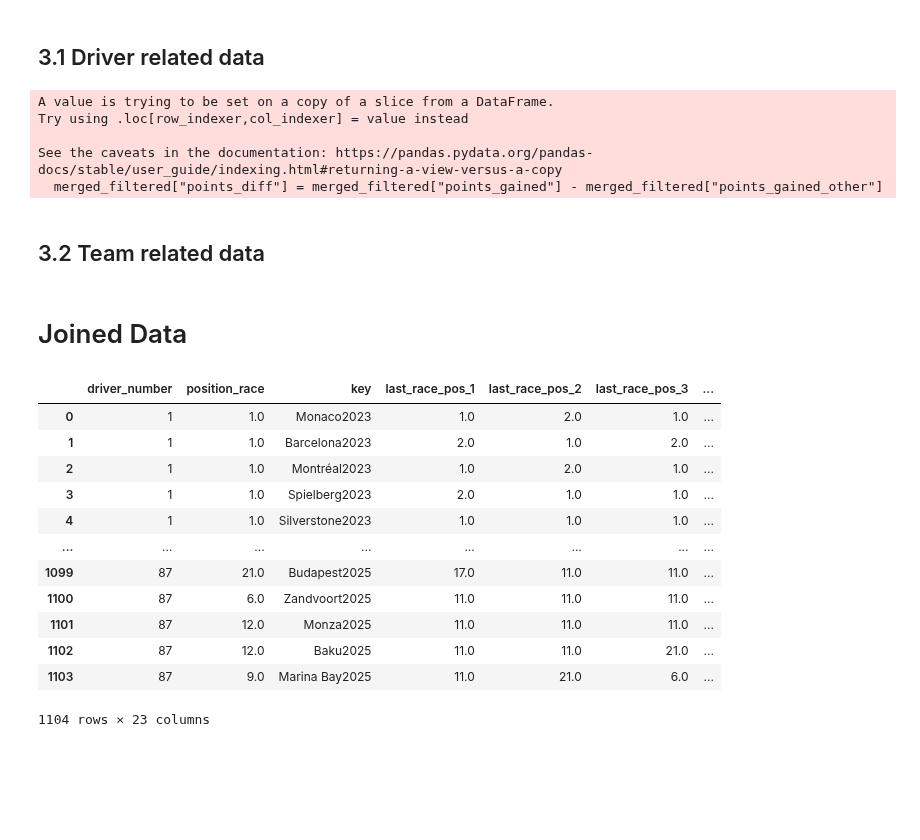
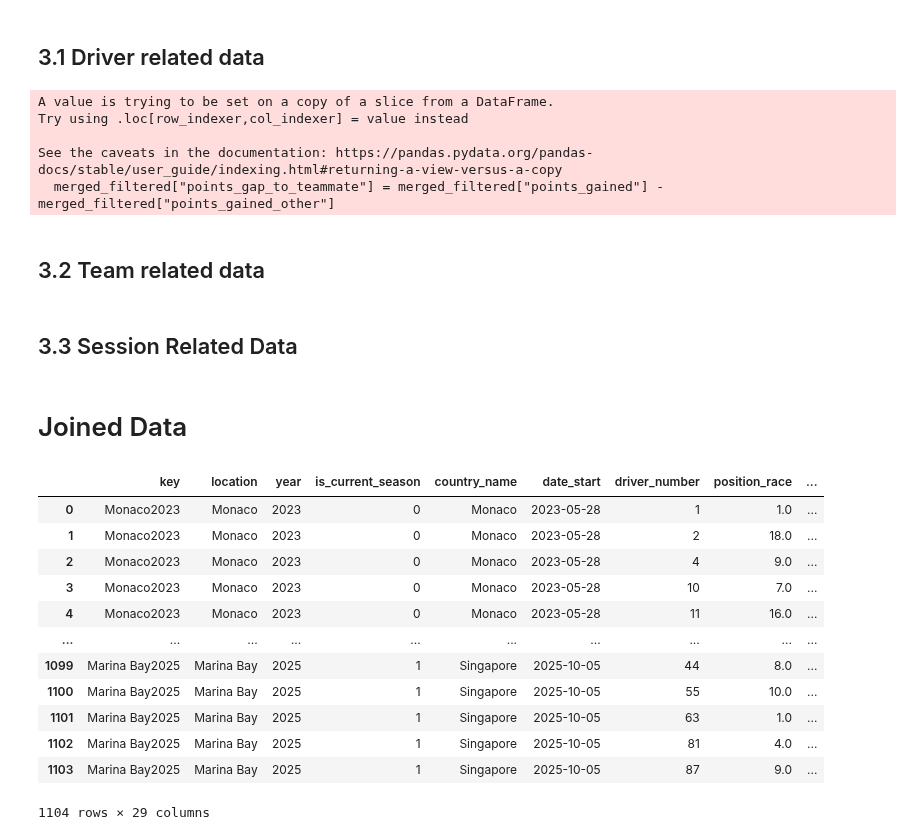
Before and after one commit to Grzegosh/Portfolio, a Jupyter notebook: F1/models.ipynb, the cells around one changed output. Saved outputs shown, nothing was run; the diff lists cells and outputs as text; code cells hidden in the pictures; blank space fills up the shorter version.

```diff
--- a/F1/models.ipynb
+++ b/F1/models.ipynb
@@ -12,4 +14,6 @@ import time
 config = Configuration('src/config.cfg')
 fetcher = DataFetcher(config)
 DATAAGGREGATOR = DataAggregator(config, fetcher)
+DIMS = Dims(config, fetcher)
+DICTS = Dicts(config, fetcher)
 # %% [output]
@@ -24,76 +29,93 @@ To adjust logging level use sc.setLogLevel(newLevel). For SparkR, use setLogLeve
 ## 3.1 Driver related data
 # %%
 driver_last_5_races_result = DATAAGGREGATOR.get_last_races_result(5,"Race", "position")
-time.sleep(3)
+time.sleep(5)
 driver_last_5_quali_result = DATAAGGREGATOR.get_last_races_result(5,"Qualifying", "position")
-time.sleep(3)
+time.sleep(5)
 driver_last_5_avg_race_position = DATAAGGREGATOR.get_last_races_result(5, "Race", "avg")
-time.sleep(3)
+time.sleep(5)
 driver_last_5_std_race_position = DATAAGGREGATOR.get_last_races_result(5, "Race", "std")
-time.sleep(3)
+time.sleep(5)
 driver_last_5_avg_quali_position = DATAAGGREGATOR.get_last_races_result(5, "Qualifying", "avg")
-time.sleep(3)
+time.sleep(5)
 driver_last_5_std_quali_position = DATAAGGREGATOR.get_last_races_result(5, "Qualifying", "std")
-time.sleep(3)
-driver_points_gathered = DATAAGGREGATOR.get_racer_team_points("driver")[[""]]
 time.sleep(5)
+driver_points_gathered = DATAAGGREGATOR.get_racer_team_points("driver")
+time.sleep(10)
 driver_gap_to_teammate = DATAAGGREGATOR.calculate_gap_to_teammate()
 time.sleep(5)
 driver_gap_to_leader = DATAAGGREGATOR.calculate_gap_to_leader()
+dict_world_champions = DICTS.dict_world_champions()
 # %% [output]
 A value is trying to be set on a copy of a slice from a DataFrame.
 Try using .loc[row_indexer,col_indexer] = value instead
 
 See the caveats in the documentation: https://pandas.pydata.org/pandas-docs/stable/user_guide/indexing.html#returning-a-view-versus-a-copy
-  merged_filtered["points_diff"] = merged_filtered["points_gained"] - merged_filtered["points_gained_other"]
+  merged_filtered["points_gap_to_teammate"] = merged_filtered["points_gained"] - merged_filtered["points_gained_other"]
 # %% [markdown]
 ## 3.2 Team related data
 # %%
 team_points_gathered = DATAAGGREGATOR.get_racer_team_points("team")
+# %% [markdown]
+## 3.3 Session Related Data
+# %%
+dim_session = DIMS.dim_sessions()
+dim_session = dim_session[dim_session["session_name"]=="Race"]
+needed_cols = ["key", "location", "year", "is_current_season","country_name", "date_start"]
+dim_session = dim_session[needed_cols]
 # %% [markdown]
 # Joined Data
 # %%
-driver_last_5_races_result.merge(
+
+dim_session.merge(
+    driver_last_5_races_result,
+    on = "key",
+    how="inner"
+).merge(
     driver_last_5_quali_result,
     on = ["key","driver_number"],
     how = "inner",
     suffixes=["_race","_quali"]
 ).merge(
     driver_last_5_avg_race_position,
     on = ["driver_number", "key"]
 ).merge(
     driver_last_5_std_race_position,
     on = ["driver_number", "key"]
 ).merge(
     driver_last_5_avg_quali_position,
     on = ["driver_number", "key"]
 ).merge(
     driver_last_5_std_quali_position,
     on = ["driver_number", "key"]
 ).merge(
     driver_points_gathered[["driver_number","key","points_gained"]],
     on = ["driver_number","key"]
 ).merge(
     driver_gap_to_teammate,
     on = ["driver_number","key"]
 ).merge(
     driver_gap_to_leader,
     on = ["driver_number","key"]
 ).merge(
     team_points_gathered,
     on = ["driver_number","key"]
+).merge(
+    dict_world_champions,
+    on = "driver_number",
+    how = "left"
 )
 # %% [output]
-|  | driver_number | position_race | key | last_race_pos_1 | last_race_pos_2 | last_race_pos_3 | ... |
-| 0 | 1 | 1.0 | Monaco2023 | 1.0 | 2.0 | 1.0 | ... |
-| 1 | 1 | 1.0 | Barcelona2023 | 2.0 | 1.0 | 2.0 | ... |
-| 2 | 1 | 1.0 | Montréal2023 | 1.0 | 2.0 | 1.0 | ... |
-| 3 | 1 | 1.0 | Spielberg2023 | 2.0 | 1.0 | 1.0 | ... |
-| 4 | 1 | 1.0 | Silverstone2023 | 1.0 | 1.0 | 1.0 | ... |
-| ... | ... | ... | ... | ... | ... | ... | ... |
-| 1099 | 87 | 21.0 | Budapest2025 | 17.0 | 11.0 | 11.0 | ... |
-| 1100 | 87 | 6.0 | Zandvoort2025 | 11.0 | 11.0 | 11.0 | ... |
-| 1101 | 87 | 12.0 | Monza2025 | 11.0 | 11.0 | 11.0 | ... |
-| 1102 | 87 | 12.0 | Baku2025 | 11.0 | 11.0 | 21.0 | ... |
-| 1103 | 87 | 9.0 | Marina Bay2025 | 11.0 | 21.0 | 6.0 | ... |
+|  | key | location | year | is_current_season | country_name | date_start | driver_number | position_race | ... |
+| 0 | Monaco2023 | Monaco | 2023 | 0 | Monaco | 2023-05-28 | 1 | 1.0 | ... |
+| 1 | Monaco2023 | Monaco | 2023 | 0 | Monaco | 2023-05-28 | 2 | 18.0 | ... |
+| 2 | Monaco2023 | Monaco | 2023 | 0 | Monaco | 2023-05-28 | 4 | 9.0 | ... |
+| 3 | Monaco2023 | Monaco | 2023 | 0 | Monaco | 2023-05-28 | 10 | 7.0 | ... |
+| 4 | Monaco2023 | Monaco | 2023 | 0 | Monaco | 2023-05-28 | 11 | 16.0 | ... |
+| ... | ... | ... | ... | ... | ... | ... | ... | ... | ... |
+| 1099 | Marina Bay2025 | Marina Bay | 2025 | 1 | Singapore | 2025-10-05 | 44 | 8.0 | ... |
+| 1100 | Marina Bay2025 | Marina Bay | 2025 | 1 | Singapore | 2025-10-05 | 55 | 10.0 | ... |
+| 1101 | Marina Bay2025 | Marina Bay | 2025 | 1 | Singapore | 2025-10-05 | 63 | 1.0 | ... |
+| 1102 | Marina Bay2025 | Marina Bay | 2025 | 1 | Singapore | 2025-10-05 | 81 | 4.0 | ... |
+| 1103 | Marina Bay2025 | Marina Bay | 2025 | 1 | Singapore | 2025-10-05 | 87 | 9.0 | ... |
-1104 rows × 23 columns
+1104 rows × 29 columns
```
Also changed, not shown: parts of 4 cells of this notebook, 3 other files.
